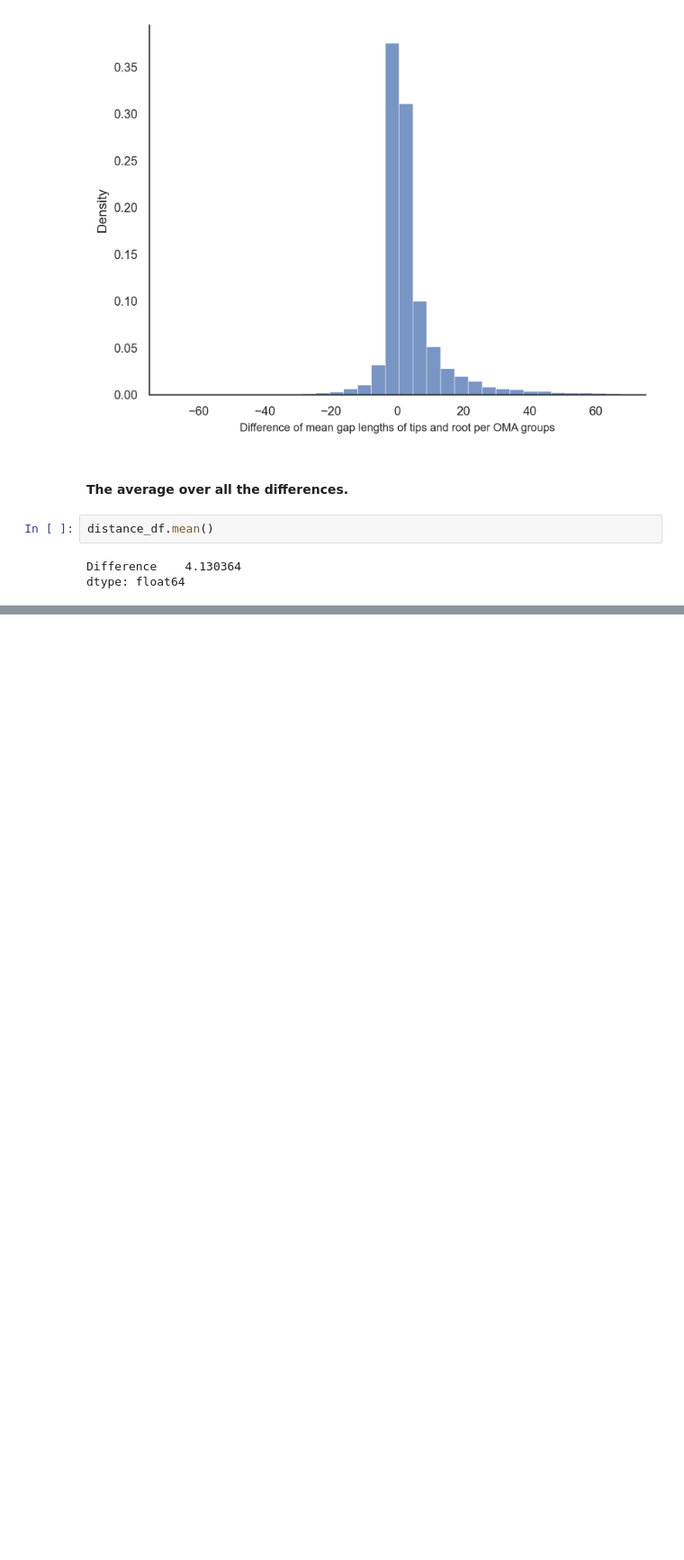
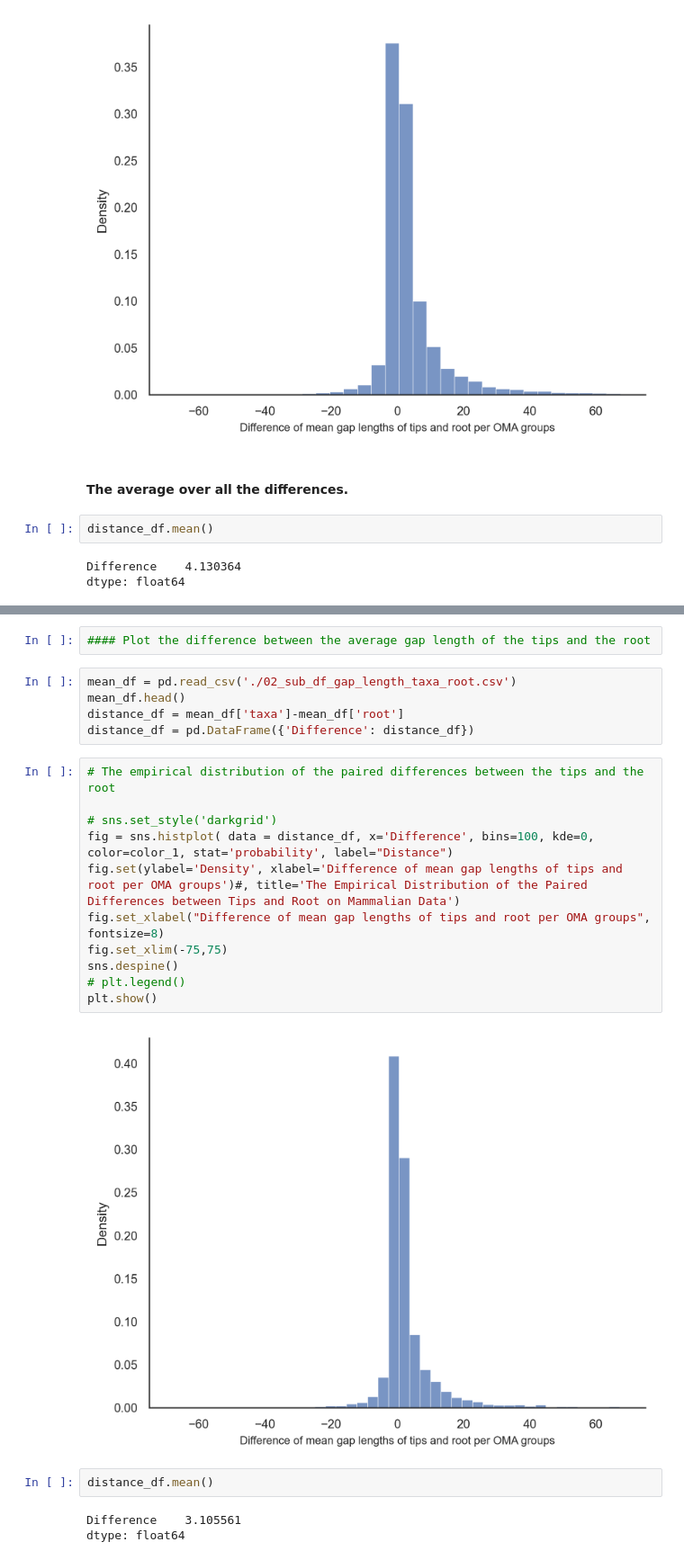
Before and after one commit to acg-team/Single-character-indel-ASR-preserves-long-indels, a Jupyter notebook: mammals_02_dynamic_of_gaps.ipynb, the cells around one changed output, grey strips where cells are left out. Shown at 90% size. Cells and saved outputs as stored; diff of their text form; blank space fills up the shorter version.

```diff
--- a/mammals_02_dynamic_of_gaps.ipynb
+++ b/mammals_02_dynamic_of_gaps.ipynb
@@ -173,0 +366,25 @@ dtype: float64
+# %%
+#### Plot the difference between the average gap length of the tips and the root
+# %%
+mean_df = pd.read_csv('./02_sub_df_gap_length_taxa_root.csv')
+mean_df.head()
+distance_df = mean_df['taxa']-mean_df['root']
+distance_df = pd.DataFrame({'Difference': distance_df})
+# %%
+# The empirical distribution of the paired differences between the tips and the root
+
+# sns.set_style('darkgrid')
+fig = sns.histplot( data = distance_df, x='Difference', bins=100, kde=0, color=color_1, stat='probability', label="Distance")
+fig.set(ylabel='Density', xlabel='Difference of mean gap lengths of tips and root per OMA groups')#, title='The Empirical Distribution of the Paired Differences between Tips and Root on Mammalian Data')
+fig.set_xlabel("Difference of mean gap lengths of tips and root per OMA groups", fontsize=8)
+fig.set_xlim(-75,75)
+sns.despine()
+# plt.legend()
+plt.show()
+# %% [output]
+[figure, added]
+# %%
+distance_df.mean()
+# %% [output]
+Difference    3.105561
+dtype: float64
```
Also changed, not shown: parts of 14 cells of this notebook.
